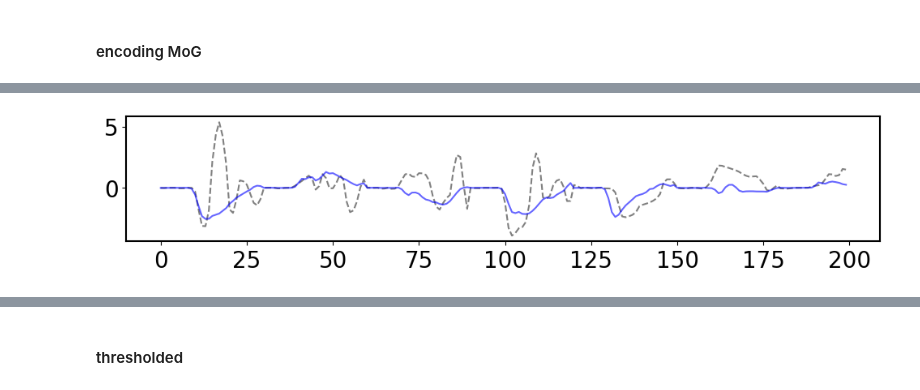
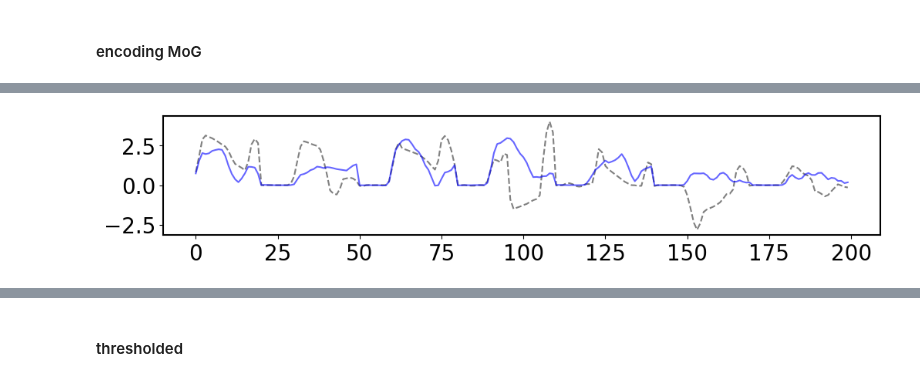
Before and after one commit to yzhang511/density_decoding, a Jupyter notebook: demo/advi_encoder.ipynb, the cells around one changed output, grey strips where cells are left out. Drawn from its saved outputs; the diff is of its cells as text; code cells hidden in the pictures.

```diff
--- a/demo/advi_encoder.ipynb
+++ b/demo/advi_encoder.ipynb
@@ -48,18 +56,15 @@ save_path = '../saved_results/danlab/Subjects/DY_009'
 # %%
-roi = 'po'
+roi = 'vis'
 # %%
-sorted_trials, good_sorted_trials, unsorted_trials, stim_on_times, np1_channel_map= preprocess.load_neural_data(
+unsorted_trials, stim_on_times, np1_channel_map = preprocess.load_neural_data(
     pid=pid,
     trial_data_path=trial_data_path,
     neural_data_path=neural_data_path,
     behavior_data_path=behavior_data_path,
     keep_active_trials=True,
-    # roi='all',
-    roi = roi,
-    kilosort=True,
-    triage=False,
-    good_units=True,
-    thresholding=True
+    roi=roi,
+    kilosort=False,
+    triage=False
 )
 
 behave_dict = preprocess.load_behaviors_data(behavior_data_path, pid)
@@ -137,7 +141,7 @@ for i, (train_ids, test_ids) in enumerate(kf.split(data_loader.y)):
     kf_train_ids.append(train_ids)
     kf_test_ids.append(test_ids)
 # %%
-i = 0
+i = -1
 train_trials, train_trial_ids, train_t_ids, \
 test_trials, test_trial_ids, test_t_ids = data_loader.split_train_test(
     train_ids = kf_train_ids[i], test_ids = kf_test_ids[i]
@@ -616,12 +627,12 @@ plt.plot(gp_pred.flatten()[:200], c='blue', alpha=.6, label='predicted');
 # %%
 log_lambdas_hat = np.zeros((data_loader.n_trials, Nc, Nt))
-for k in range(len(train)):
+for i, k in enumerate(train):
     for t in range(Nt):
-        log_lambdas_hat[k,:,t] = advi.b.loc.detach().numpy() + advi.beta.loc[:,t].detach().numpy() * y_train[k][t]
+        log_lambdas_hat[k,:,t] = advi.b.loc.detach().numpy() + advi.beta.loc[:,t].detach().numpy() * y_train[i][t]
 
-for k in range(len(test)):
+for i, k in enumerate(test):
     for t in range(Nt):
-        log_lambdas_hat[k,:,t] = advi.b.loc.detach().numpy() + advi.beta.loc[:,t].detach().numpy() * y_hat[k][t]
+        log_lambdas_hat[k,:,t] = advi.b.loc.detach().numpy() + advi.beta.loc[:,t].detach().numpy() * y_hat[i][t]
 
 log_pis_hat = log_lambdas_hat - logsumexp(log_lambdas_hat, 1)[:,None,:]
 # %%
@@ -699,9 +709,9 @@ corr = 0.634
 # %%
 plt.figure(figsize=(12, 2))
-plt.plot(data_loader.y[test].flatten()[:200], c='gray', linestyle='dashed', label='observed');
-plt.plot(gp_pred.flatten()[:200], c='blue', alpha=.6, label='predicted');
+plt.plot(data_loader.y[test].flatten()[-200:], c='gray', linestyle='dashed', label='observed');
+plt.plot(gp_pred.flatten()[-200:], c='blue', alpha=.6, label='predicted');
 # %% [output]
-[figure, old version]
+[figure, new version]
 # %%
 windowed_enc_all, half_window_size, n_windows = decoder.sliding_window(
     enc_all,
```
Also changed, not shown: parts of 52 cells of this notebook, 4 other files.
